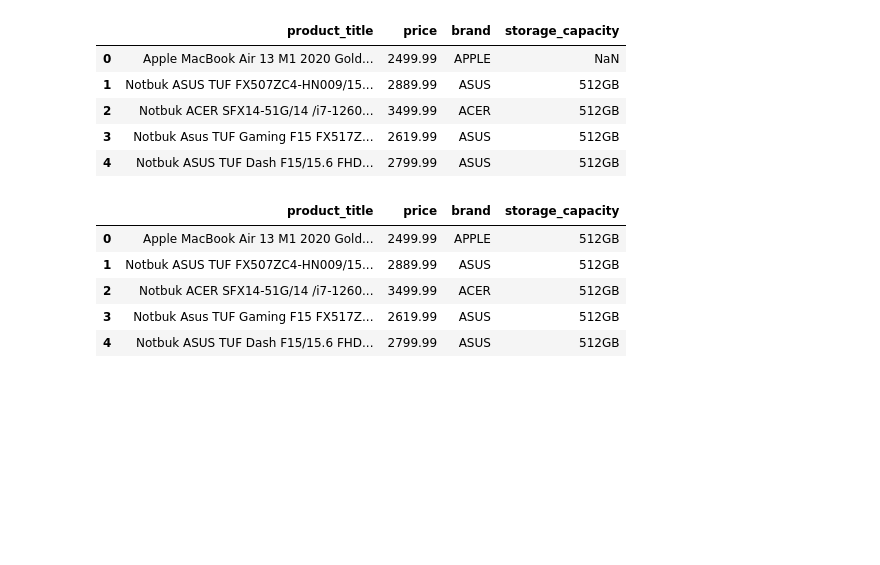
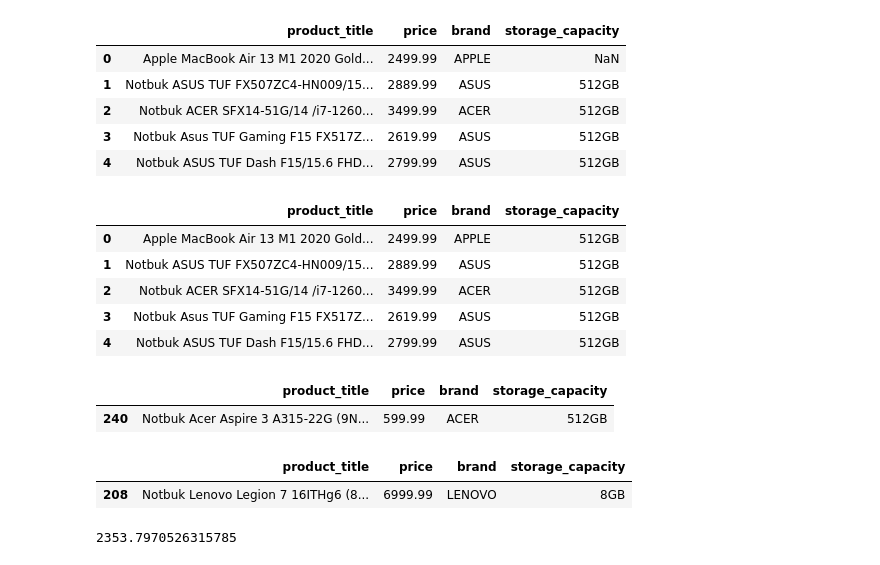
Before and after one commit to ashraf-badalov/web-scraping-projects, a Jupyter notebook: notebook_scraping.ipynb, the cells around one changed output. Saved outputs shown, nothing was run; the diff lists cells and outputs as text; code cells hidden in the pictures; blank space fills up the shorter version.

```diff
--- a/notebook_scraping.ipynb
+++ b/notebook_scraping.ipynb
@@ -108,3 +108,19 @@ data.head()
 | 2 | Notbuk ACER SFX14-51G/14 /i7-1260... | 3499.99 | ACER | 512GB |
 | 3 | Notbuk Asus TUF Gaming F15 FX517Z... | 2619.99 | ASUS | 512GB |
 | 4 | Notbuk ASUS TUF Dash F15/15.6 FHD... | 2799.99 | ASUS | 512GB |
+# %%
+min_price = data[data['price'] == data['price'].min()]
+min_price
+# %% [output]
+|  | product_title | price | brand | storage_capacity |
+| 240 | Notbuk Acer Aspire 3 A315-22G (9N... | 599.99 | ACER | 512GB |
+# %%
+max_price = data[data['price'] == data['price'].max()]
+max_price
+# %% [output]
+|  | product_title | price | brand | storage_capacity |
+| 208 | Notbuk Lenovo Legion 7 16ITHg6 (8... | 6999.99 | LENOVO | 8GB |
+# %%
+data['price'].mean()
+# %% [output]
+2353.7970526315785
```
Also changed, not shown: parts of 3 cells of this notebook.
